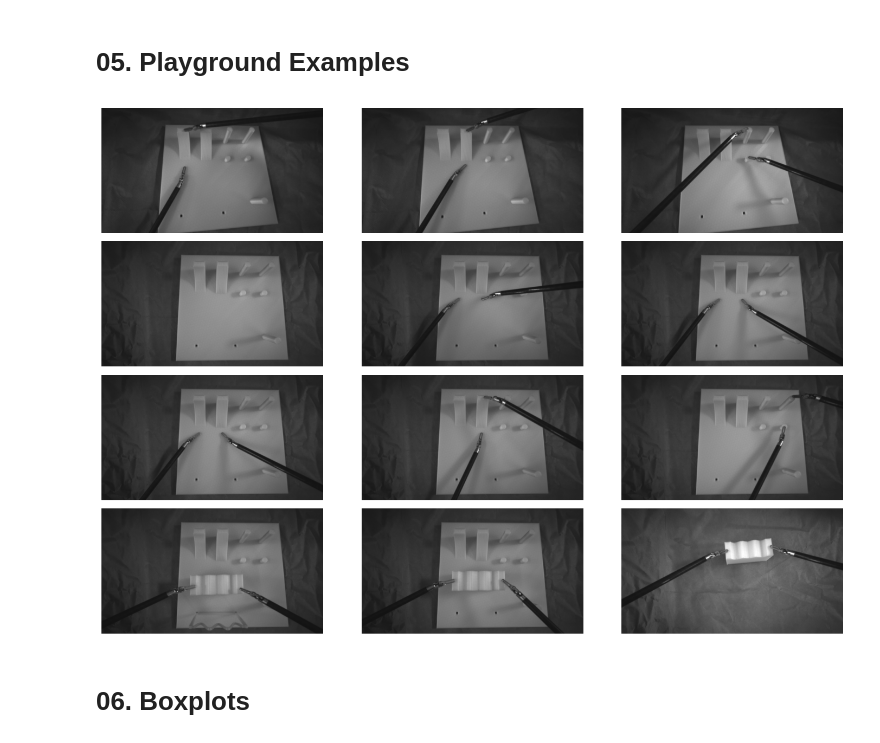
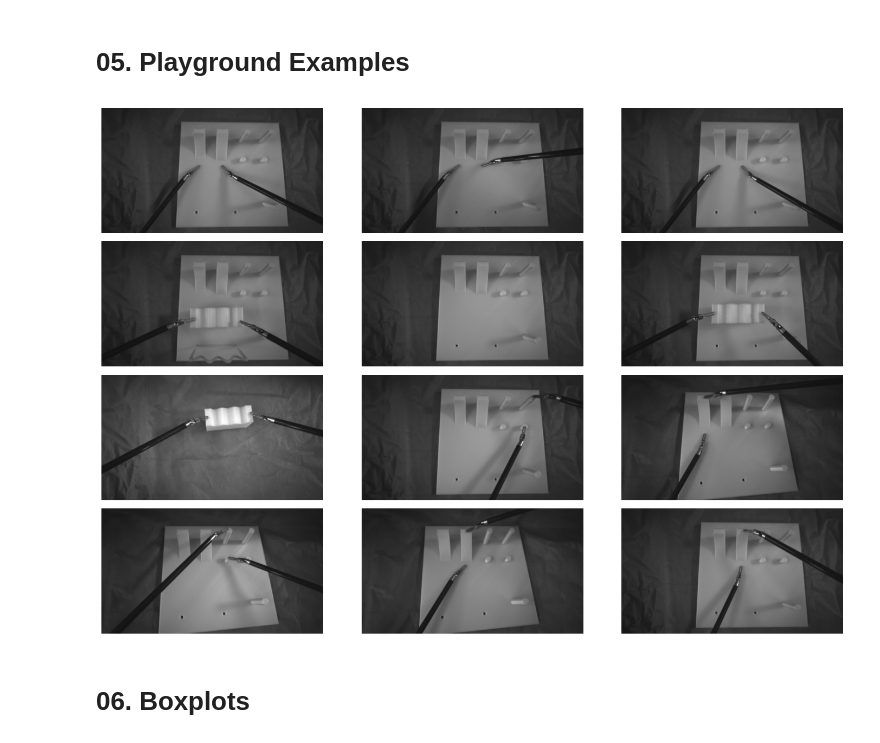
Before and after one commit to leopoldmueller/LaparoscopicMeasurement, a Jupyter notebook: evaluations/exp1.ipynb, the cells around one changed output. Saved outputs shown, nothing was run; the diff lists cells and outputs as text; code cells hidden in the pictures.

```diff
--- a/evaluations/exp1.ipynb
+++ b/evaluations/exp1.ipynb
@@ -272,33 +272,33 @@ The measurement tool is accurate within the 0.2 mm threshold for Measurement 120
 # 05. Playground Examples
 # %%
 # Set the path to your images directory
-ROOT = 'C:/Users/leopo/OneDrive - student.kit.edu/03_Repositories/SurgicalDimensionMeasurement'
+ROOT = ''
 
 image_directory = os.path.join(ROOT, 'evaluations/playground_samples')
 
 # Read the first 12 image filenames
 image_filenames = [f for f in os.listdir(image_directory) if f.endswith(('.jpg', '.jpeg', '.png'))][:12]
 
 # Load the images
 images = [cv2.imread(os.path.join(image_directory, img)) for img in image_filenames]
 
 # Convert images from BGR to RGB (required for displaying with matplotlib)
 images_rgb = [cv2.cvtColor(img, cv2.COLOR_BGR2RGB) for img in images]
 
 # Display the images in a 3x4 matrix plot
 fig, axes = plt.subplots(4, 3, figsize=(15, 10))
 
 for i, ax in enumerate(axes.flat):
     if i < len(images_rgb):
         ax.imshow(images_rgb[i])
         #ax.set_title(image_filenames[i])
     ax.axis('off')
 
 plt.tight_layout()
 
 plt.show()
 # %% [output]
-[figure, old version]
+[figure, new version]
 # %% [markdown]
 # 06. Boxplots
 # %%
```
Also changed, not shown: 5 other files.
